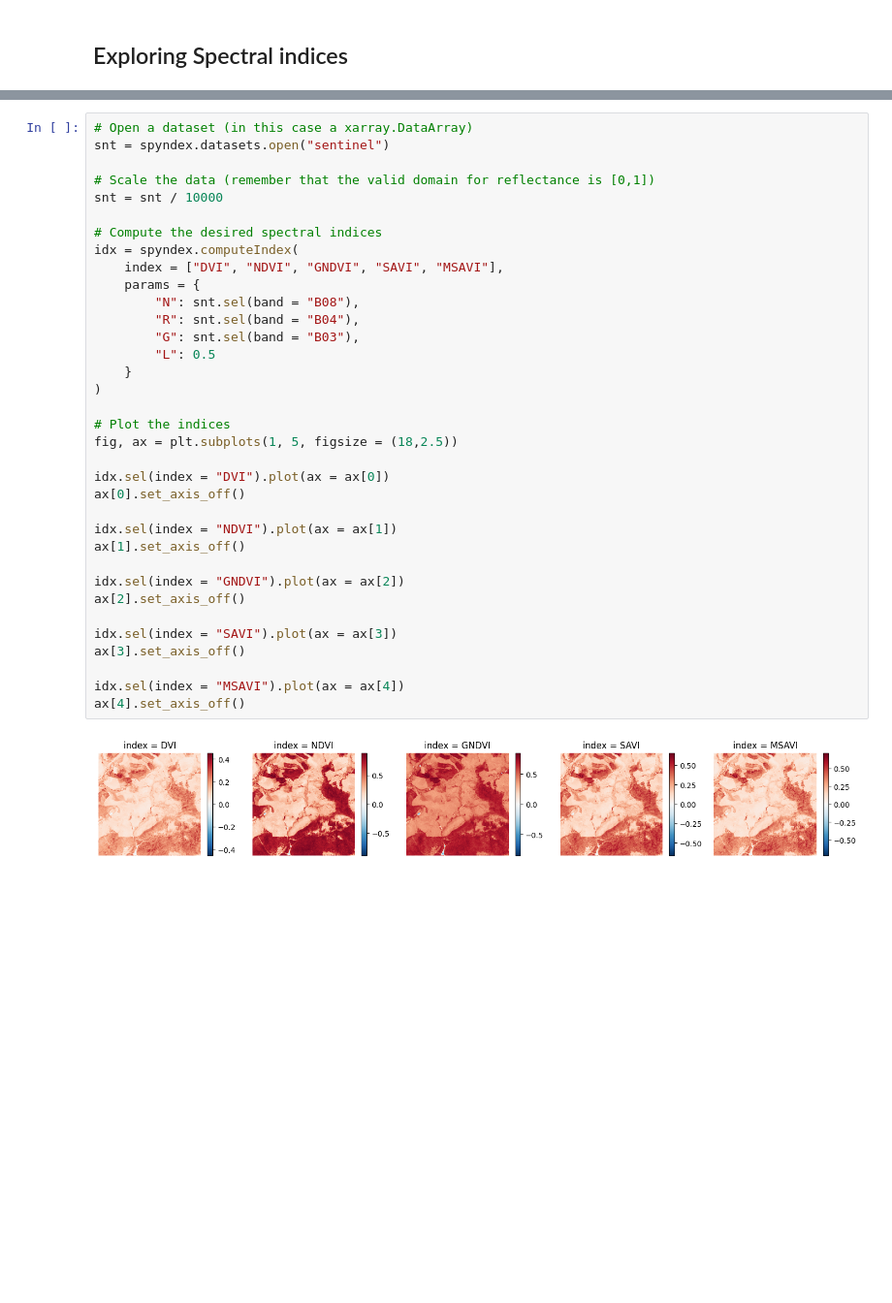
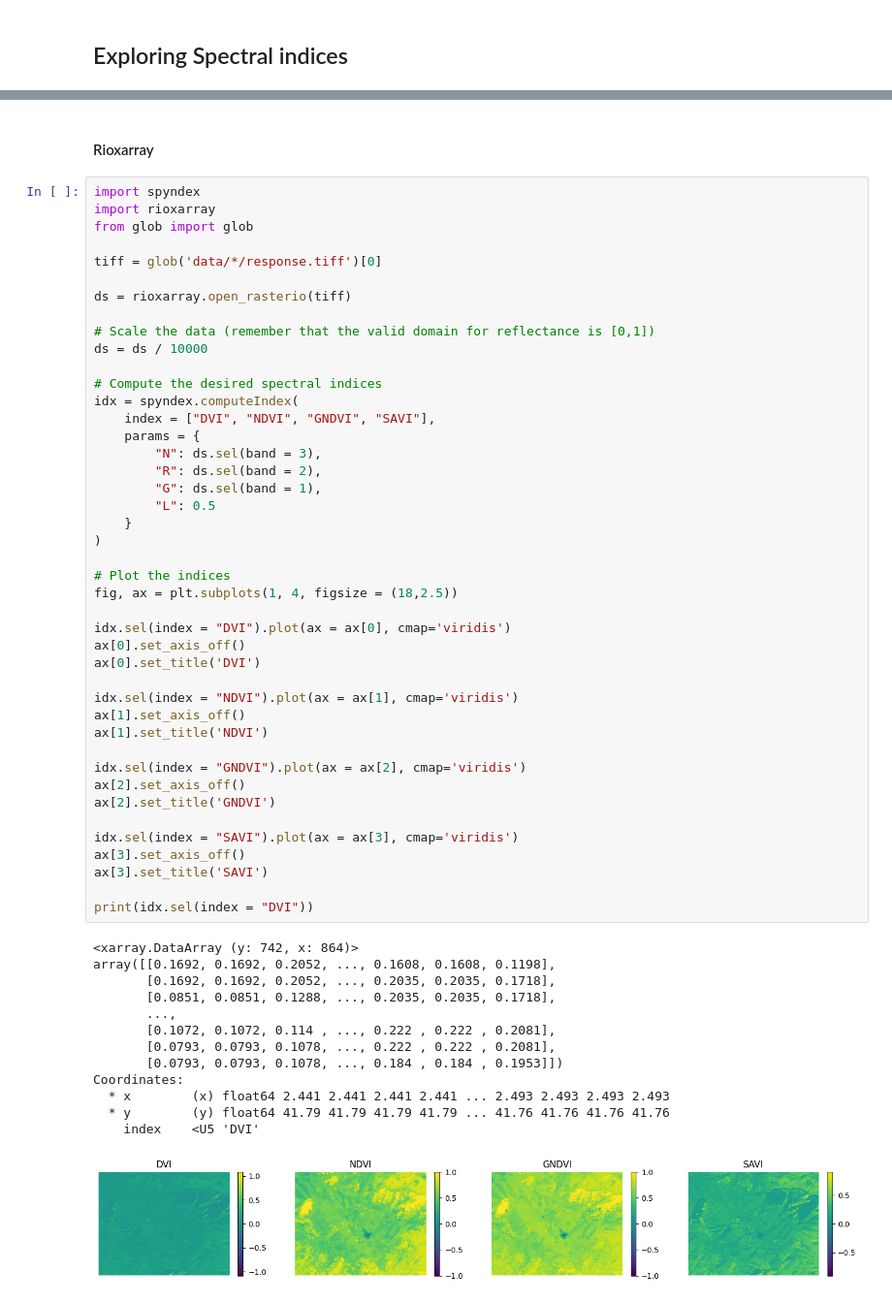
Before and after one commit to fmariv/awesome-spectra-indices-exploration, a Jupyter notebook: awesome-spectral-indices/asi.ipynb, the cells around one changed output, grey strips where cells are left out. Shown at 97% size. Saved outputs shown, nothing was run; the diff lists cells and outputs as text; blank space fills up the shorter version.

```diff
--- a/awesome-spectral-indices/asi.ipynb
+++ b/awesome-spectral-indices/asi.ipynb
@@ -40,37 +138,59 @@ https://doi.org/10.1016/0034-4257(94)00114-3
+# %% [markdown]
+#### Rioxarray
 # %%
-# Open a dataset (in this case a xarray.DataArray)
-snt = spyndex.datasets.open("sentinel")
+import spyndex
+import rioxarray
+from glob import glob
+
+tiff = glob('data/*/response.tiff')[0]
+
+ds = rioxarray.open_rasterio(tiff)
 
 # Scale the data (remember that the valid domain for reflectance is [0,1])
-snt = snt / 10000
+ds = ds / 10000
 
 # Compute the desired spectral indices
 idx = spyndex.computeIndex(
-    index = ["DVI", "NDVI", "GNDVI", "SAVI", "MSAVI"],
+    index = ["DVI", "NDVI", "GNDVI", "SAVI"],
     params = {
-        "N": snt.sel(band = "B08"),
-        "R": snt.sel(band = "B04"),
-        "G": snt.sel(band = "B03"),
+        "N": ds.sel(band = 3),
+        "R": ds.sel(band = 2),
+        "G": ds.sel(band = 1),
         "L": 0.5
     }
 )
 
 # Plot the indices
-fig, ax = plt.subplots(1, 5, figsize = (18,2.5))
+fig, ax = plt.subplots(1, 4, figsize = (18,2.5))
 
-idx.sel(index = "DVI").plot(ax = ax[0])
+idx.sel(index = "DVI").plot(ax = ax[0], cmap='viridis')
 ax[0].set_axis_off()
+ax[0].set_title('DVI')
 
-idx.sel(index = "NDVI").plot(ax = ax[1])
+idx.sel(index = "NDVI").plot(ax = ax[1], cmap='viridis')
 ax[1].set_axis_off()
+ax[1].set_title('NDVI')
 
-idx.sel(index = "GNDVI").plot(ax = ax[2])
+idx.sel(index = "GNDVI").plot(ax = ax[2], cmap='viridis')
 ax[2].set_axis_off()
+ax[2].set_title('GNDVI')
 
-idx.sel(index = "SAVI").plot(ax = ax[3])
+idx.sel(index = "SAVI").plot(ax = ax[3], cmap='viridis')
 ax[3].set_axis_off()
+ax[3].set_title('SAVI')
 
-idx.sel(index = "MSAVI").plot(ax = ax[4])
-ax[4].set_axis_off()
+print(idx.sel(index = "DVI"))
 # %% [output]
+<xarray.DataArray (y: 742, x: 864)>
+array([[0.1692, 0.1692, 0.2052, ..., 0.1608, 0.1608, 0.1198],
+       [0.1692, 0.1692, 0.2052, ..., 0.2035, 0.2035, 0.1718],
+       [0.0851, 0.0851, 0.1288, ..., 0.2035, 0.2035, 0.1718],
+       ...,
+       [0.1072, 0.1072, 0.114 , ..., 0.222 , 0.222 , 0.2081],
+       [0.0793, 0.0793, 0.1078, ..., 0.222 , 0.222 , 0.2081],
+       [0.0793, 0.0793, 0.1078, ..., 0.184 , 0.184 , 0.1953]])
+Coordinates:
+  * x        (x) float64 2.441 2.441 2.441 2.441 ... 2.493 2.493 2.493 2.493
+  * y        (y) float64 41.79 41.79 41.79 41.79 ... 41.76 41.76 41.76 41.76
+    index    <U5 'DVI'
-[figure, old version]
+[figure, new version]
```
Also changed, not shown: parts of 37 cells of this notebook, 2 other files.
